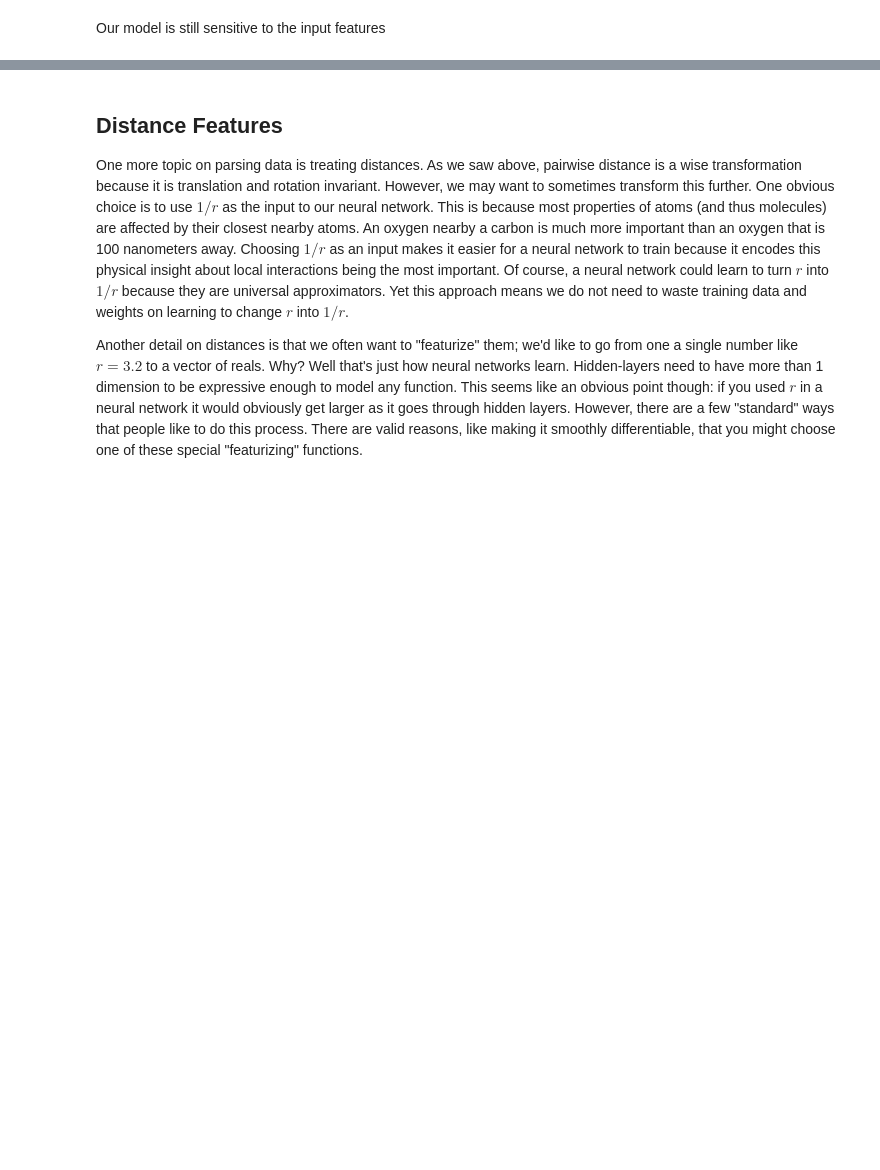
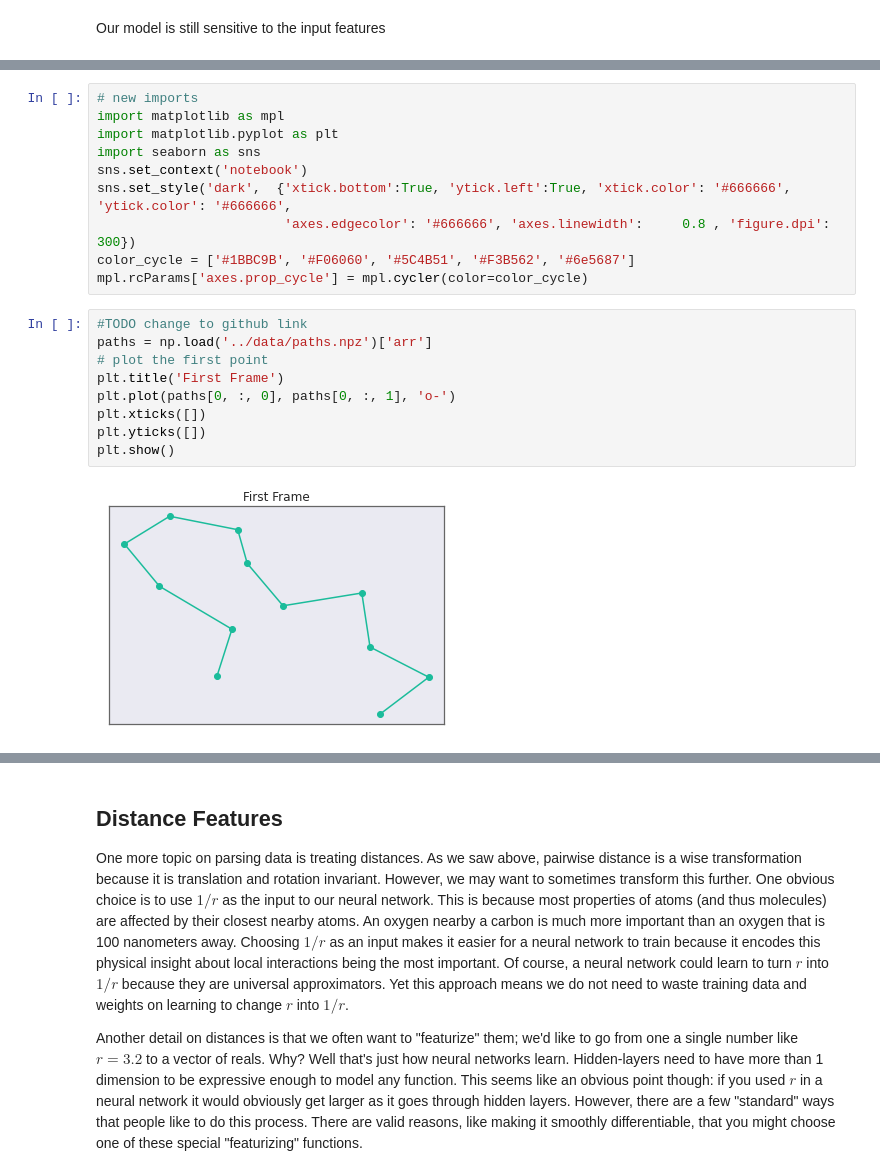
Before and after one commit to whitead/dmol-book, a Jupyter notebook: dl/data.ipynb, the cells around one changed output, grey strips where cells are left out. Saved outputs shown, nothing was run; the diff lists cells and outputs as text; blank space fills up the shorter version.

```diff
--- a/dl/data.ipynb
+++ b/dl/data.ipynb
@@ -339,0 +356,21 @@ Our model is still sensitive to the input features
+# %%
+# new imports
+import matplotlib as mpl
+import matplotlib.pyplot as plt
+import seaborn as sns
+sns.set_context('notebook')
+sns.set_style('dark',  {'xtick.bottom':True, 'ytick.left':True, 'xtick.color': '#666666', 'ytick.color': '#666666',
+                        'axes.edgecolor': '#666666', 'axes.linewidth':     0.8 , 'figure.dpi': 300})
+color_cycle = ['#1BBC9B', '#F06060', '#5C4B51', '#F3B562', '#6e5687']
+mpl.rcParams['axes.prop_cycle'] = mpl.cycler(color=color_cycle)
+# %%
+#TODO change to github link
+paths = np.load('../data/paths.npz')['arr']
+# plot the first point
+plt.title('First Frame')
+plt.plot(paths[0, :, 0], paths[0, :, 1], 'o-')
+plt.xticks([])
+plt.yticks([])
+plt.show()
+# %% [output]
+[figure, added]
```
Also changed, not shown: parts of 17 cells of this notebook, 9 other files.
